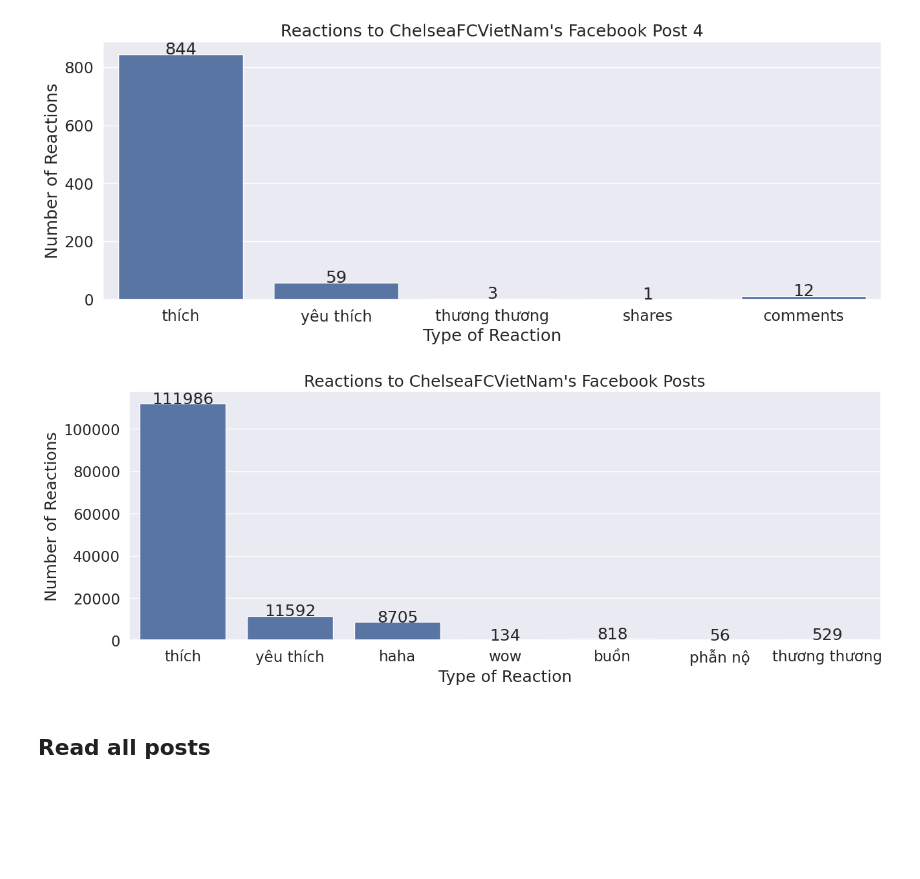
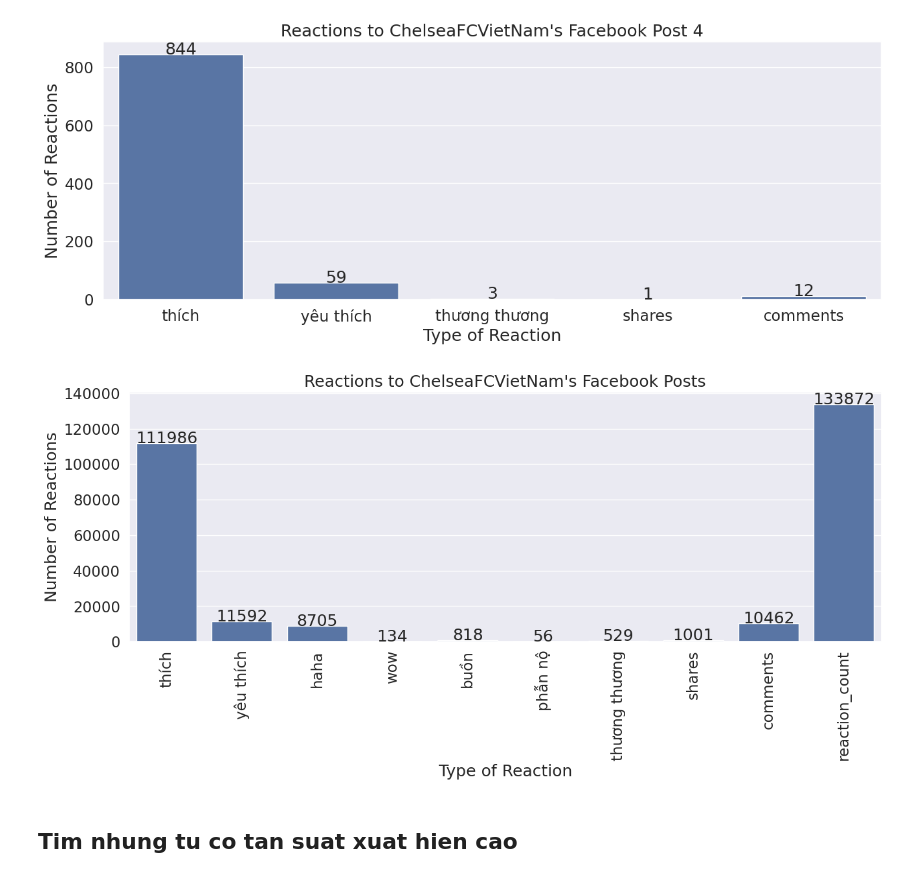
Before and after one commit to DUNGTK2004/Final_Project_22022633, a Jupyter notebook: Analyze_data.ipynb, the cells around one changed output. Drawn from its saved outputs; the diff is of its cells as text; code cells hidden in the pictures; blank space fills up the shorter version.

```diff
--- a/Analyze_data.ipynb
+++ b/Analyze_data.ipynb
@@ -25,3 +23,6 @@ raw_df = pd.read_csv('Data/ChelseaFCVietnam.csv')
+# %%
+raw_df = pd.read_csv('Data_clean/Clean_ChelseaFCVietNam.csv')
+raw_df.drop(columns="Unnamed: 0", inplace=True)
 # %%
 raw_df.info()
 # %% [output]
@@ -323,3 +324,5 @@ raw_df1 = raw_df[:133] # Do du lieu bi loi 7 gia tri cuoi nen chi lay mot phan
+# %%
+raw_df1 = raw_df
 # %%
 raw_df1
 # %% [output]
@@ -506,19 +503,20 @@ plt.show()
 # %%
 # plot the reactions with full posts
 fig, axis2 = plt.subplots()
-axis2 = sns.plot(x=reactions_full.keys(), y=reactions_full.sum())
+axis2 = sns.barplot(x=reactions_full.keys(), y=reactions_full.sum())
 addlabels(reactions_full.keys(), reactions_full.sum())
 axis2.set_title("Reactions to ChelseaFCVietNam's Facebook Posts")
+plt.xticks(rotation=90)
 axis2.set_ylabel("Number of Reactions")
 axis2.set_xlabel("Type of Reaction")
 #plt.xticks(rotation=45)
 plt.show()
 # %% [output]
-[figure, old version]
+[figure, new version]
 # %%
 # O day danh gia so luong like
-# %% [markdown]
-## Read all posts
+# %% [markdown]
+## Tim nhung tu co tan suat xuat hien cao
 # %%
 '''
 df_text = raw_df[['post_id','post_text']]
```
Also changed, not shown: parts of 47 cells of this notebook, 8 other files.
